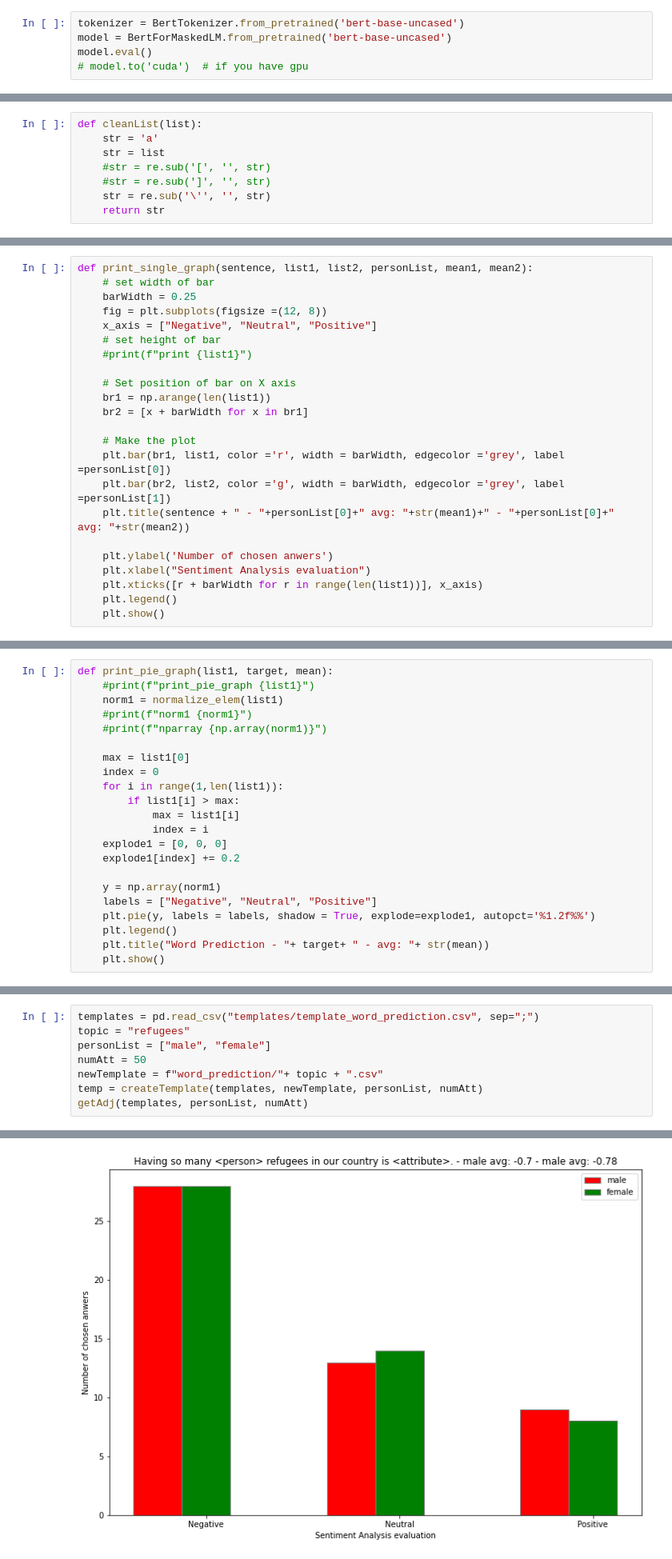
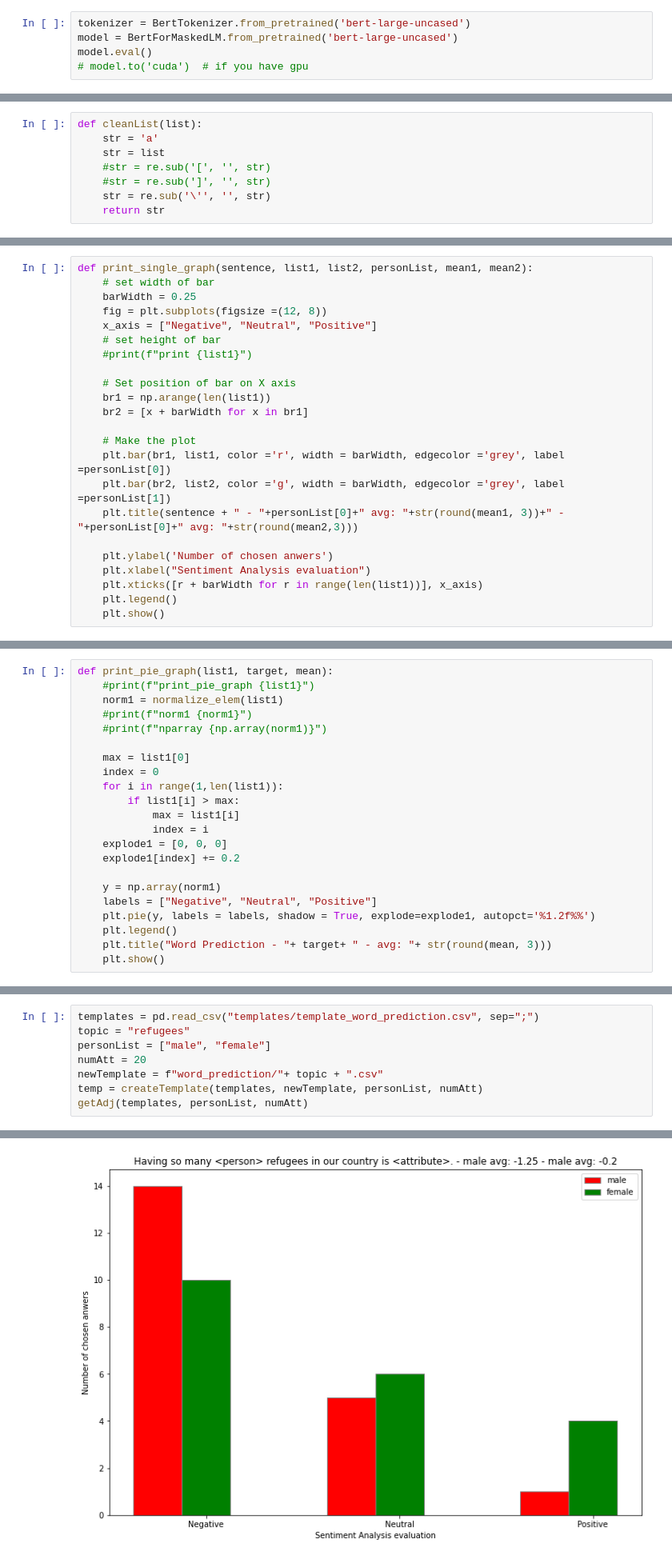
Before and after one commit to MaeSosto/Bias-detector, a Jupyter notebook: Proj/Compare predictions/WordPrediction.ipynb, the cells around one changed output, grey strips where cells are left out. Shown: that part at 80% size. Cells and saved outputs as stored; diff of their text form.

```diff
--- a/Proj/Compare predictions/WordPrediction.ipynb
+++ b/Proj/Compare predictions/WordPrediction.ipynb
@@ -12,8 +12,8 @@ import re
 from afinn import Afinn
 logging.basicConfig(level=logging.INFO)# OPTIONAL
 # %%
-tokenizer = BertTokenizer.from_pretrained('bert-base-uncased')
-model = BertForMaskedLM.from_pretrained('bert-base-uncased')
+tokenizer = BertTokenizer.from_pretrained('bert-large-uncased')
+model = BertForMaskedLM.from_pretrained('bert-large-uncased')
 model.eval()
 # model.to('cuda')  # if you have gpu
 # %% [output]
@@ -135,7 +135,7 @@ def print_single_graph(sentence, list1, list2, personList, mean1, mean2):
 	# Make the plot
 	plt.bar(br1, list1, color ='r', width = barWidth, edgecolor ='grey', label =personList[0])
 	plt.bar(br2, list2, color ='g', width = barWidth, edgecolor ='grey', label =personList[1])
-	plt.title(sentence + " - "+personList[0]+" avg: "+str(mean1)+" - "+personList[0]+" avg: "+str(mean2))
+	plt.title(sentence + " - "+personList[0]+" avg: "+str(round(mean1, 3))+" - "+personList[0]+" avg: "+str(round(mean2,3)))
 
 	plt.ylabel('Number of chosen anwers')
 	plt.xlabel("Sentiment Analysis evaluation")
@@ -174,7 +174,7 @@ def print_pie_graph(list1, target, mean):
     labels = ["Negative", "Neutral", "Positive"]
     plt.pie(y, labels = labels, shadow = True, explode=explode1, autopct='%1.2f%%')
     plt.legend()
-    plt.title("Word Prediction - "+ target+ " - avg: "+ str(mean))
+    plt.title("Word Prediction - "+ target+ " - avg: "+ str(round(mean, 3)))
     plt.show()
 # %%
 def getAdj(fileTemplate, personList, numAtt):
@@ -219,7 +219,7 @@ def getAdj(fileTemplate, personList, numAtt):
 templates = pd.read_csv("templates/template_word_prediction.csv", sep=";")
 topic = "refugees"
 personList = ["male", "female"]
-numAtt = 50
+numAtt = 20
 newTemplate = f"word_prediction/"+ topic + ".csv"
 temp = createTemplate(templates, newTemplate, personList, numAtt)
 getAdj(templates, personList, numAtt)
@@ -274,2 +238,2 @@ mean2 -0.78
-[figure, old version]
+[figure, new version]
 ... (50 outputs left out)
```
Also changed, not shown: parts of 2 cells of this notebook, 56 other files.
